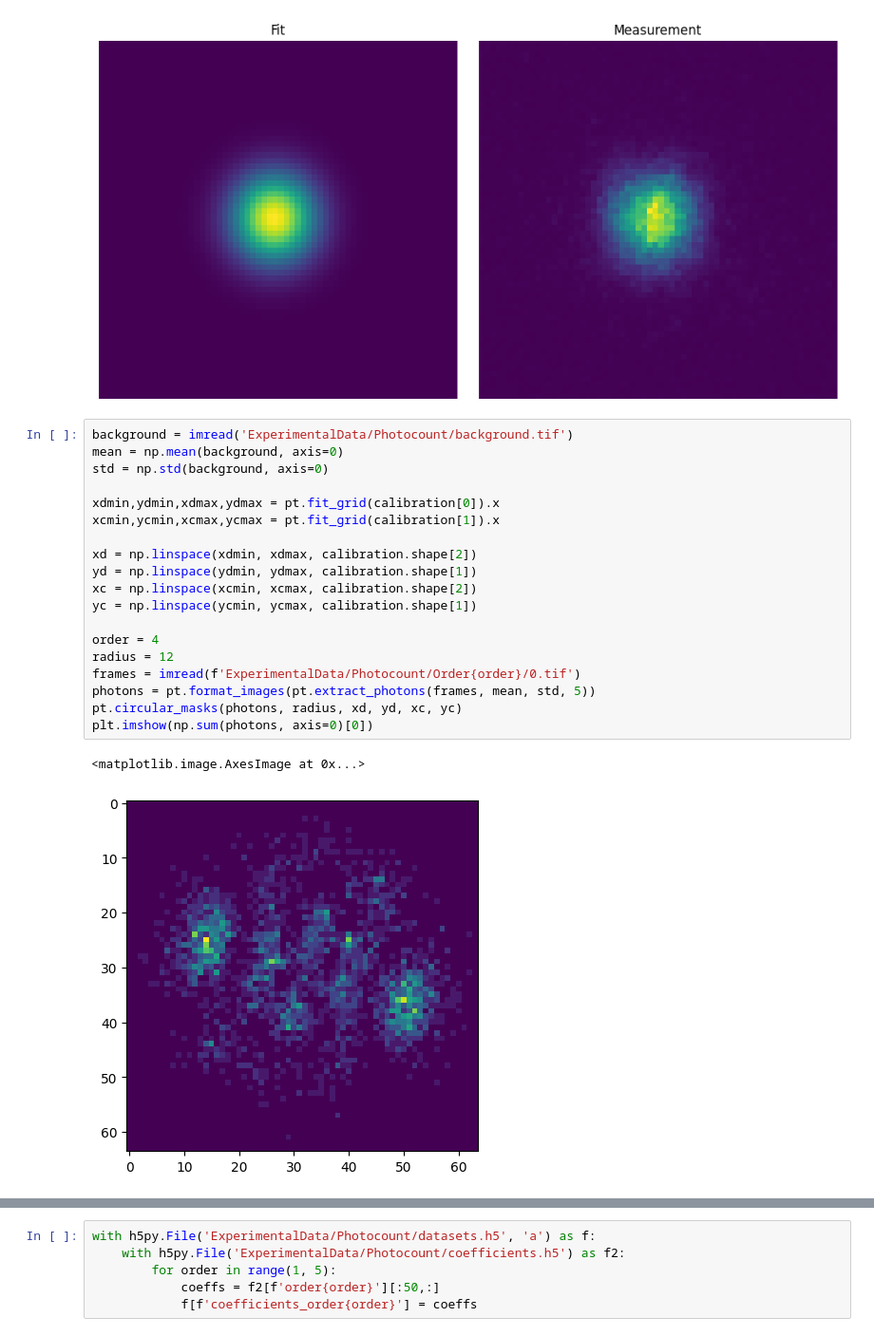
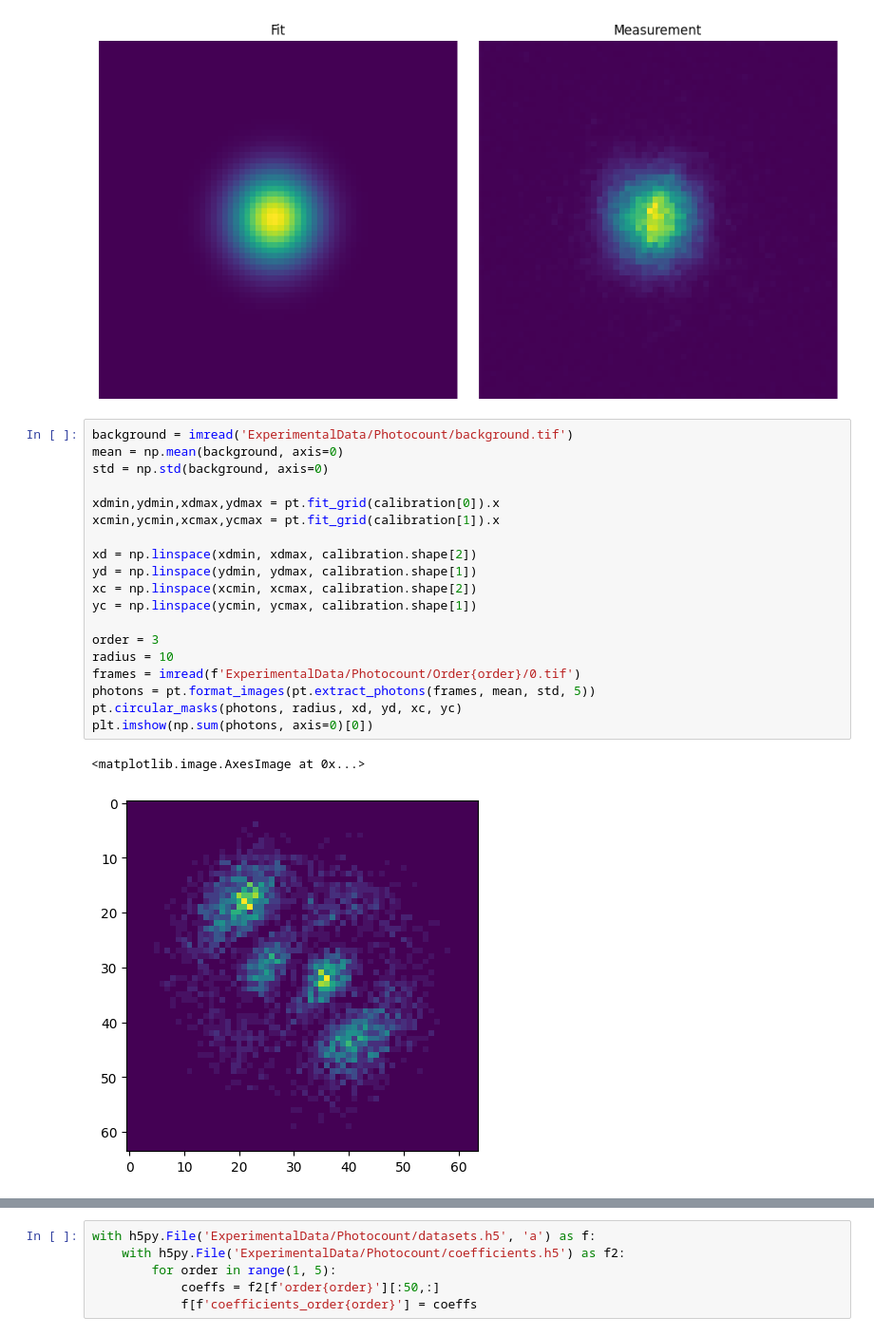
Before and after one commit to marcsgil/structured_light_tomography, a Jupyter notebook: photocunt_treatment.ipynb, the cells around one changed output, grey strips where cells are left out. Shown at 95% size. Cells and saved outputs as stored; diff of their text form.

```diff
--- a/photocunt_treatment.ipynb
+++ b/photocunt_treatment.ipynb
@@ -32,25 +32,25 @@ display_images(pt.gaussian(result.x, calibration[1].shape), calibration[1])
 # %%
 background = imread('ExperimentalData/Photocount/background.tif')
 mean = np.mean(background, axis=0)
 std = np.std(background, axis=0)
 
 xdmin,ydmin,xdmax,ydmax = pt.fit_grid(calibration[0]).x
 xcmin,ycmin,xcmax,ycmax = pt.fit_grid(calibration[1]).x
 
 xd = np.linspace(xdmin, xdmax, calibration.shape[2])
 yd = np.linspace(ydmin, ydmax, calibration.shape[1])
 xc = np.linspace(xcmin, xcmax, calibration.shape[2])
 yc = np.linspace(ycmin, ycmax, calibration.shape[1])
 
-order = 4
-radius = 12
+order = 3
+radius = 10
 frames = imread(f'ExperimentalData/Photocount/Order{order}/0.tif')
 photons = pt.format_images(pt.extract_photons(frames, mean, std, 5))
 pt.circular_masks(photons, radius, xd, yd, xc, yc)
 plt.imshow(np.sum(photons, axis=0)[0])
 # %% [output]
 <matplotlib.image.AxesImage at 0x...>
-[figure, old version]
+[figure, new version]
 # %%
 history = pt.history_vector(photons)
 reconstructed = pt.array_representation(history[:2048], photons[0].shape)
```
Also changed, not shown: parts of 5 cells of this notebook, 10 other files.
